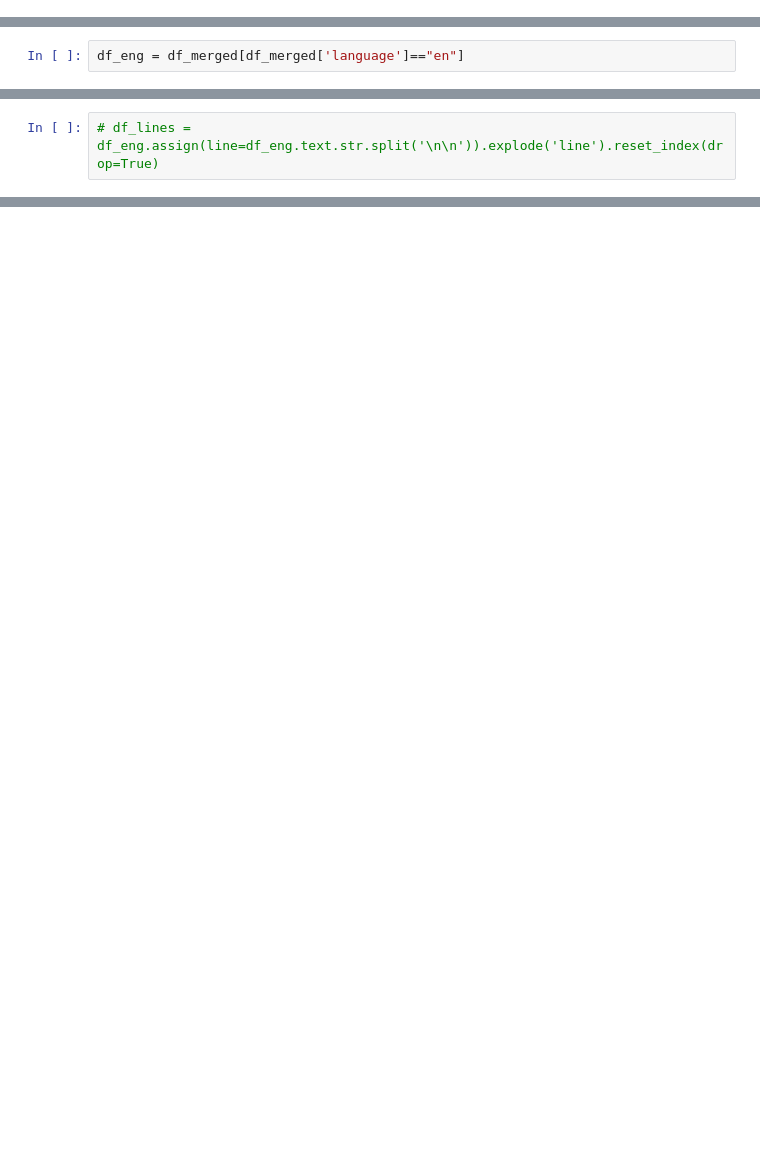
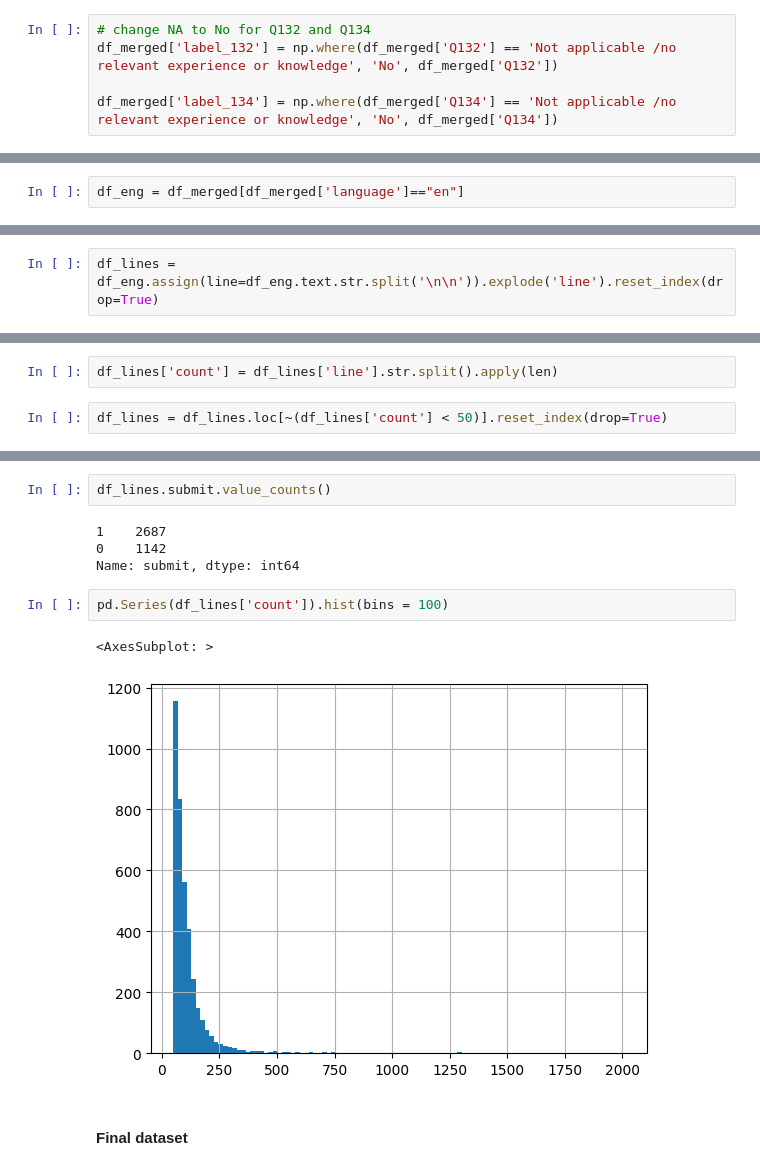
Before and after one commit to adellegia/watermelon, a Jupyter notebook: src/parsing.ipynb, the cells around one changed output, grey strips where cells are left out. Drawn from its saved outputs; the diff is of its cells as text; blank space fills up the shorter version.

```diff
--- a/src/parsing.ipynb
+++ b/src/parsing.ipynb
@@ -340,6 +349,11 @@ df_merged
 | 186 | F535842 | 10.06.2020 22:46 | French | NaN | NaN | NaN | NaN | NaN | ... |
 | 187 | F535840 | 5.06.2020 12:57 | English | NaN | NaN | NaN | NaN | NaN | ... |
 188 rows × 225 columns
+# %%
+# change NA to No for Q132 and Q134
+df_merged['label_132'] = np.where(df_merged['Q132'] == 'Not applicable /no relevant experience or knowledge', 'No', df_merged['Q132'])
+
+df_merged['label_134'] = np.where(df_merged['Q134'] == 'Not applicable /no relevant experience or knowledge', 'No', df_merged['Q134'])
 # %%
 # save merged file as json
 df_merged.to_json(r"../data/merged_labels_txt.json")
@@ -352,2 +376,2 @@ df_eng = df_merged[df_merged['language']=="en"]
 # %%
-# df_lines = df_eng.assign(line=df_eng.text.str.split('\n\n')).explode('line').reset_index(drop=True)
+df_lines = df_eng.assign(line=df_eng.text.str.split('\n\n')).explode('line').reset_index(drop=True)
@@ -362,0 +380,4 @@ df_eng = df_merged[df_merged['language']=="en"]
+# %%
+df_lines['count'] = df_lines['line'].str.split().apply(len)
+# %%
+df_lines = df_lines.loc[~(df_lines['count'] < 50)].reset_index(drop=True)
@@ -362,0 +398,13 @@ df_eng = df_merged[df_merged['language']=="en"]
+# %%
+df_lines.submit.value_counts()
+# %% [output]
+1    2687
+0    1142
+Name: submit, dtype: int64
+# %%
+pd.Series(df_lines['count']).hist(bins = 100)
+# %% [output]
+<AxesSubplot: >
+[figure, added]
+# %% [markdown]
+#### Final dataset
```
Also changed, not shown: parts of 23 cells of this notebook, 4 other files.
